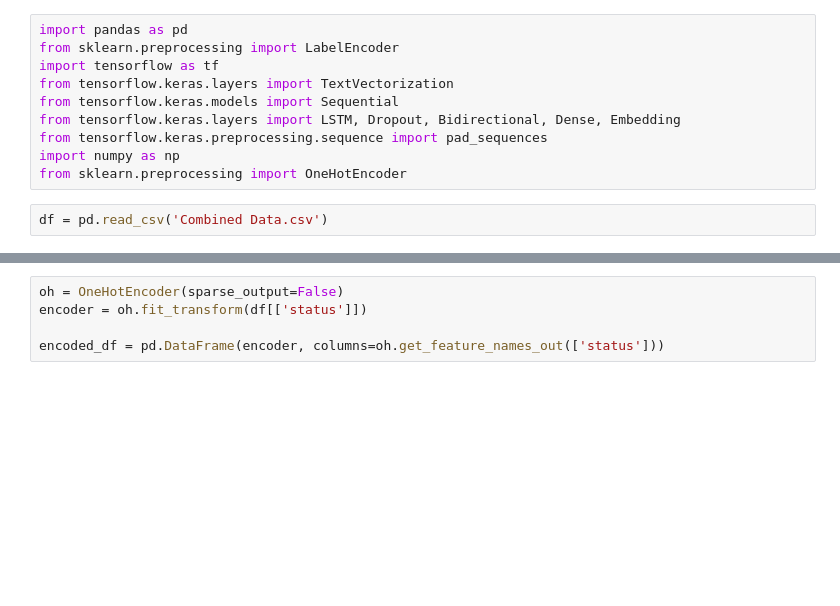
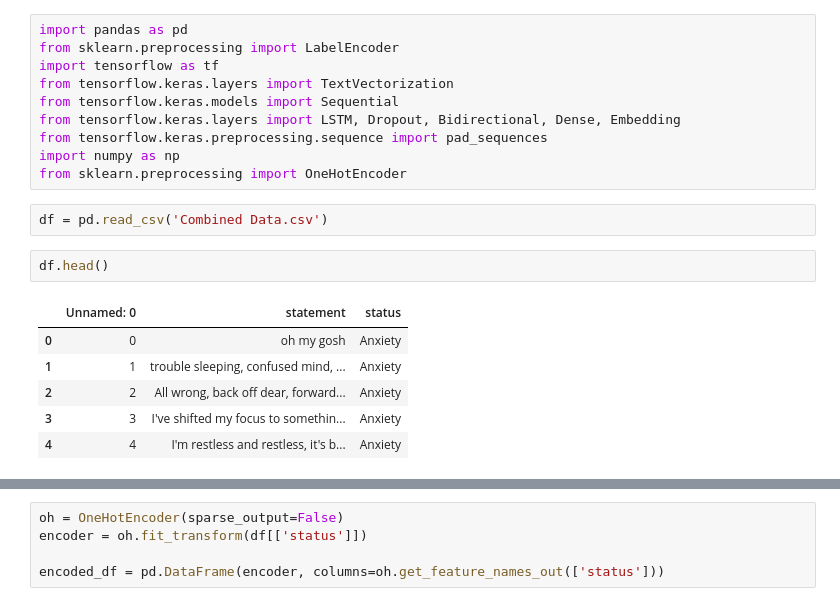
Before and after one commit to AnuAmbekar/Data-Science, a Jupyter notebook: MentalHealthSentiment.ipynb, the cells around one changed output, grey strips where cells are left out. Cells and saved outputs as stored; diff of their text form; blank space fills up the shorter version.

```diff
--- a/MentalHealthSentiment.ipynb
+++ b/MentalHealthSentiment.ipynb
@@ -10,3 +10,12 @@ import numpy as np
 from sklearn.preprocessing import OneHotEncoder
 # %%
 df = pd.read_csv('Combined Data.csv')
+# %%
+df.head()
+# %% [output]
+|  | Unnamed: 0 | statement | status |
+| 0 | 0 | oh my gosh | Anxiety |
+| 1 | 1 | trouble sleeping, confused mind, ... | Anxiety |
+| 2 | 2 | All wrong, back off dear, forward... | Anxiety |
+| 3 | 3 | I've shifted my focus to somethin... | Anxiety |
+| 4 | 4 | I'm restless and restless, it's b... | Anxiety |
```
Also changed, not shown: parts of 7 cells of this notebook.
